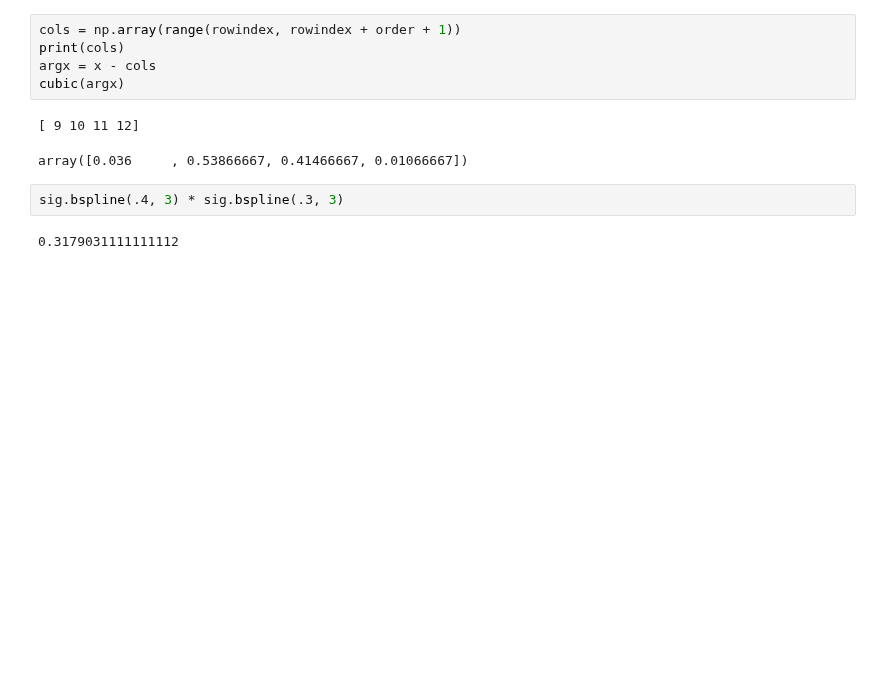
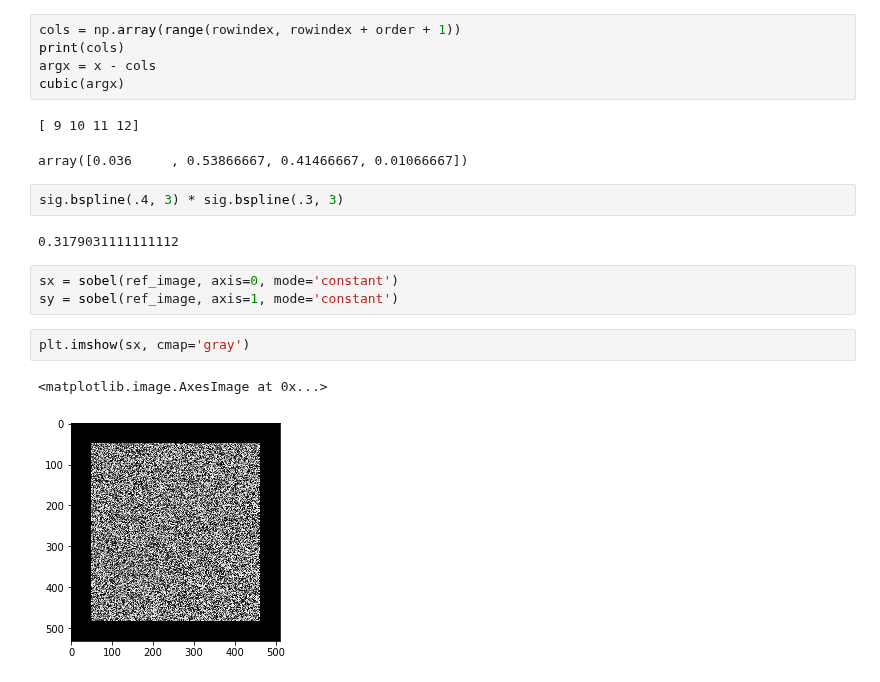
Before and after one commit to mfkiwl/splineDIC, a Jupyter notebook: notebooks/exploratory/stp_explore_image_convolution.ipynb, the cells around one changed output. Drawn from its saved outputs; the diff is of its cells as text; blank space fills up the shorter version.

Commit message:
adding image filtering for gradients

```diff
--- a/notebooks/exploratory/stp_explore_image_convolution.ipynb
+++ b/notebooks/exploratory/stp_explore_image_convolution.ipynb
@@ -157,3 +153,11 @@ array([0.036     , 0.53866667, 0.41466667, 0.01066667])
 sig.bspline(.4, 3) * sig.bspline(.3, 3)
 # %% [output]
 0.3179031111111112
+# %%
+sx = sobel(ref_image, axis=0, mode='constant')
+sy = sobel(ref_image, axis=1, mode='constant')
+# %%
+plt.imshow(sx, cmap='gray')
+# %% [output]
+<matplotlib.image.AxesImage at 0x...>
+[figure, added]
```
Also changed, not shown: parts of 7 cells of this notebook.
